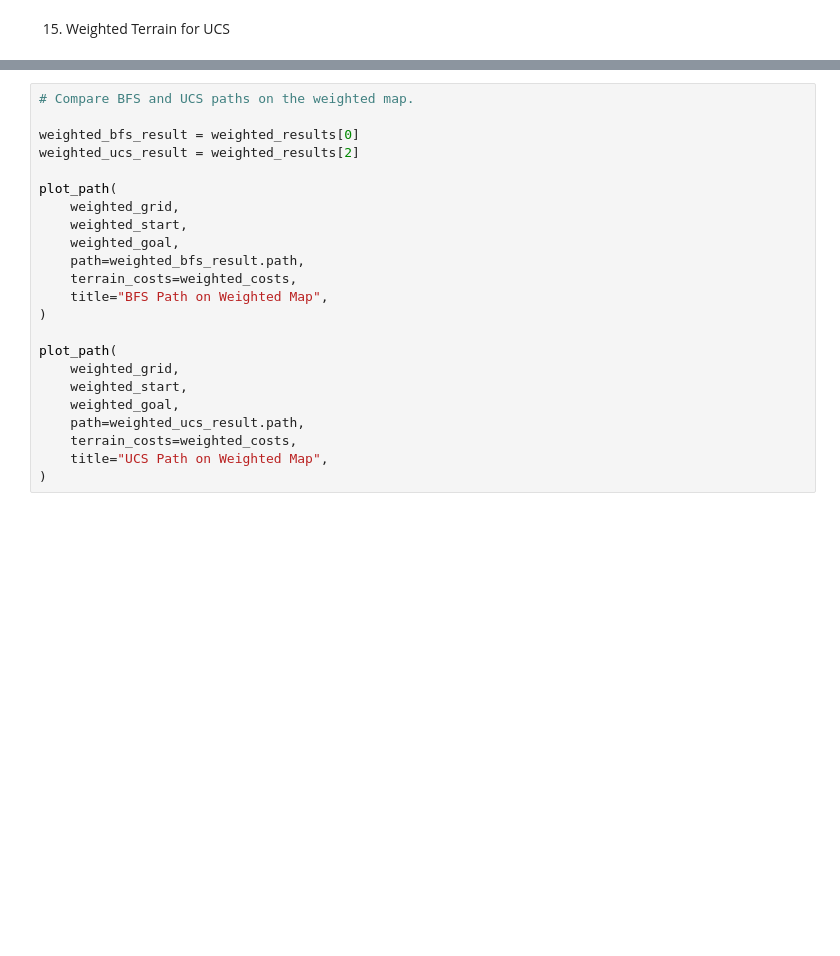
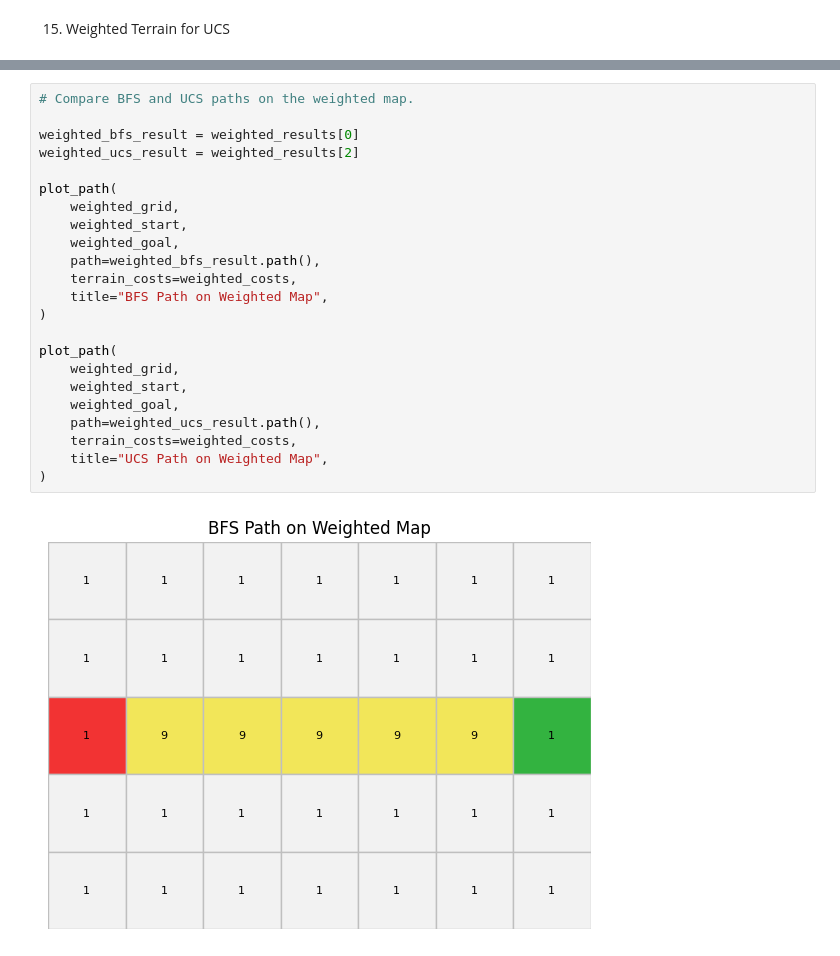
Before and after one commit to jupiterbouncer/lab1-search, a Jupyter notebook: Oluwademilade_Subair_Lab1A.ipynb, the cells around one changed output, grey strips where cells are left out. Drawn from its saved outputs; the diff is of its cells as text; blank space fills up the shorter version.

```diff
--- a/Oluwademilade_Subair_Lab1A.ipynb
+++ b/Oluwademilade_Subair_Lab1A.ipynb
@@ -844,23 +861,25 @@ plot_path(
 # %%
 # Compare BFS and UCS paths on the weighted map.
 
 weighted_bfs_result = weighted_results[0]
 weighted_ucs_result = weighted_results[2]
 
 plot_path(
     weighted_grid,
     weighted_start,
     weighted_goal,
-    path=weighted_bfs_result.path,
+    path=weighted_bfs_result.path(),
     terrain_costs=weighted_costs,
     title="BFS Path on Weighted Map",
 )
 
 plot_path(
     weighted_grid,
     weighted_start,
     weighted_goal,
-    path=weighted_ucs_result.path,
+    path=weighted_ucs_result.path(),
     terrain_costs=weighted_costs,
     title="UCS Path on Weighted Map",
 )
+# %% [output]
+[figure, added]
```
Also changed, not shown: parts of 16 cells of this notebook.
